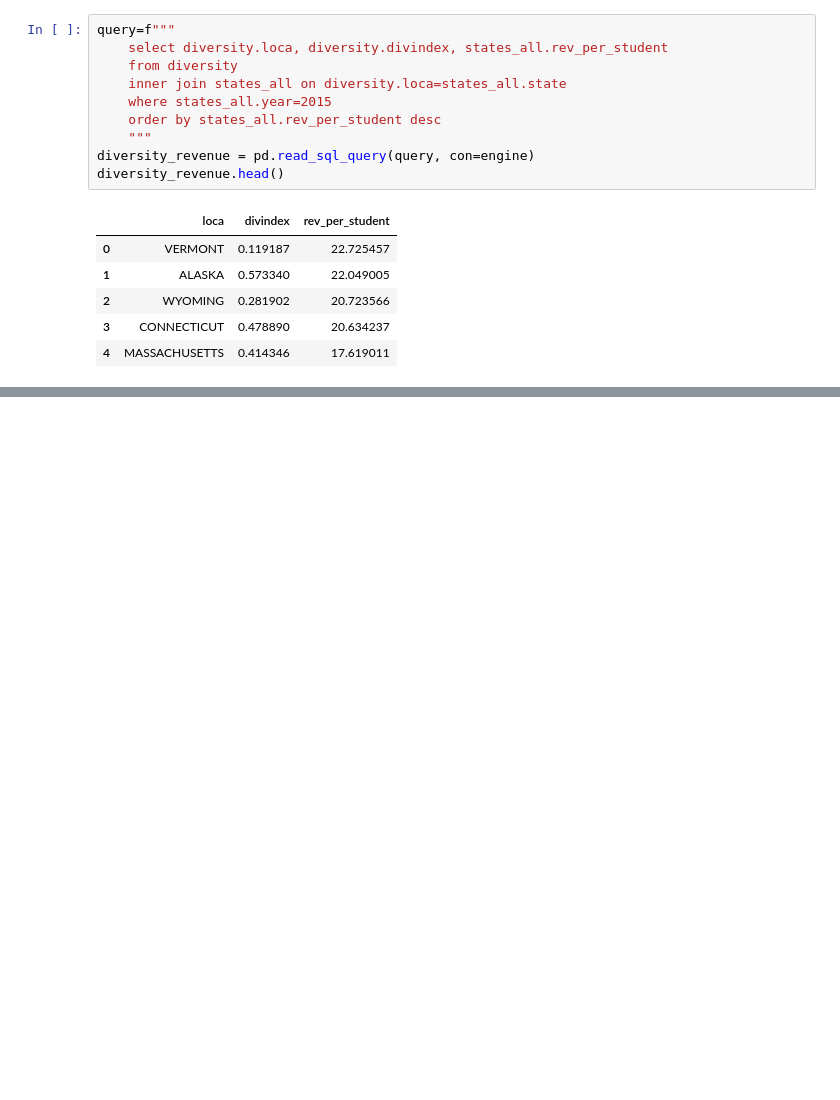
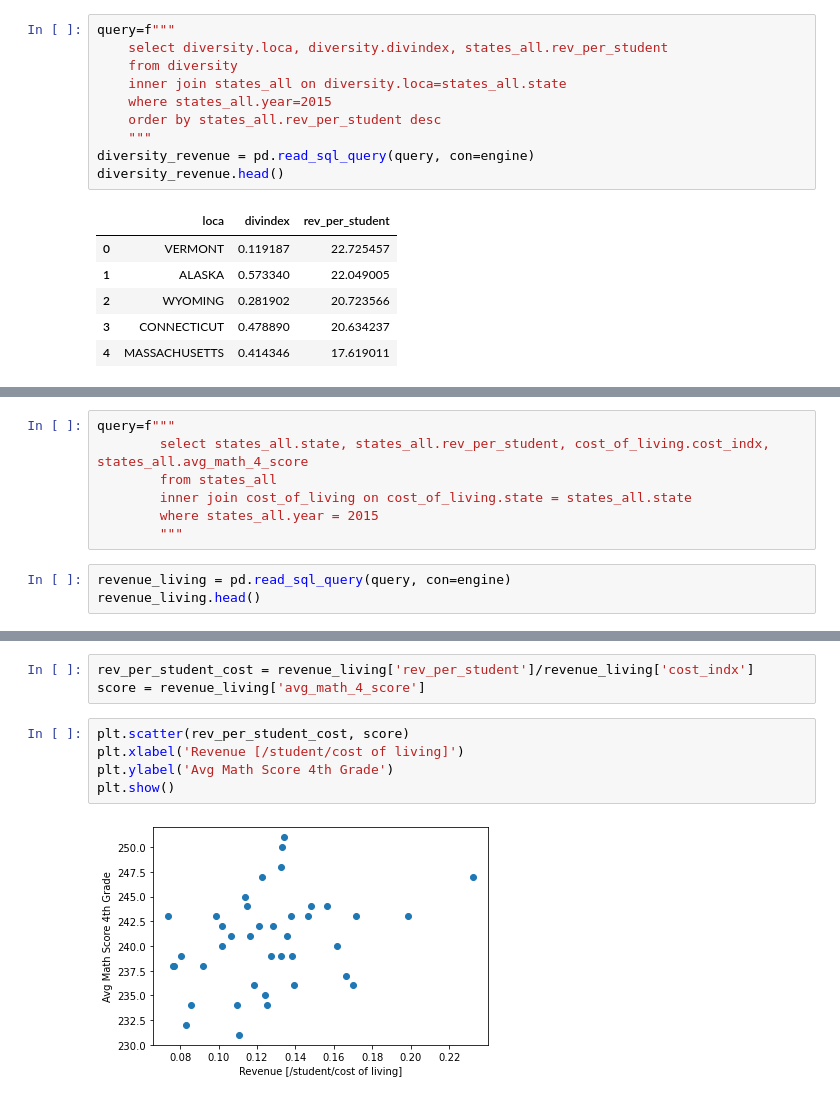
Before and after one commit to capflaum/ETL-Project, a Jupyter notebook: states_all.ipynb, the cells around one changed output, grey strips where cells are left out. Drawn from its saved outputs; the diff is of its cells as text; blank space fills up the shorter version.

```diff
--- a/states_all.ipynb
+++ b/states_all.ipynb
@@ -225,0 +290,10 @@ diversity_revenue.head()
+# %%
+query=f"""
+        select states_all.state, states_all.rev_per_student, cost_of_living.cost_indx, states_all.avg_math_4_score
+        from states_all
+        inner join cost_of_living on cost_of_living.state = states_all.state
+        where states_all.year = 2015
+        """
+# %%
+revenue_living = pd.read_sql_query(query, con=engine)
+revenue_living.head()
@@ -225,0 +307,10 @@ diversity_revenue.head()
+# %%
+rev_per_student_cost = revenue_living['rev_per_student']/revenue_living['cost_indx']
+score = revenue_living['avg_math_4_score']
+# %%
+plt.scatter(rev_per_student_cost, score)
+plt.xlabel('Revenue [/student/cost of living]')
+plt.ylabel('Avg Math Score 4th Grade')
+plt.show()
+# %% [output]
+[figure, added]
```
Also changed, not shown: parts of 8 cells of this notebook.
